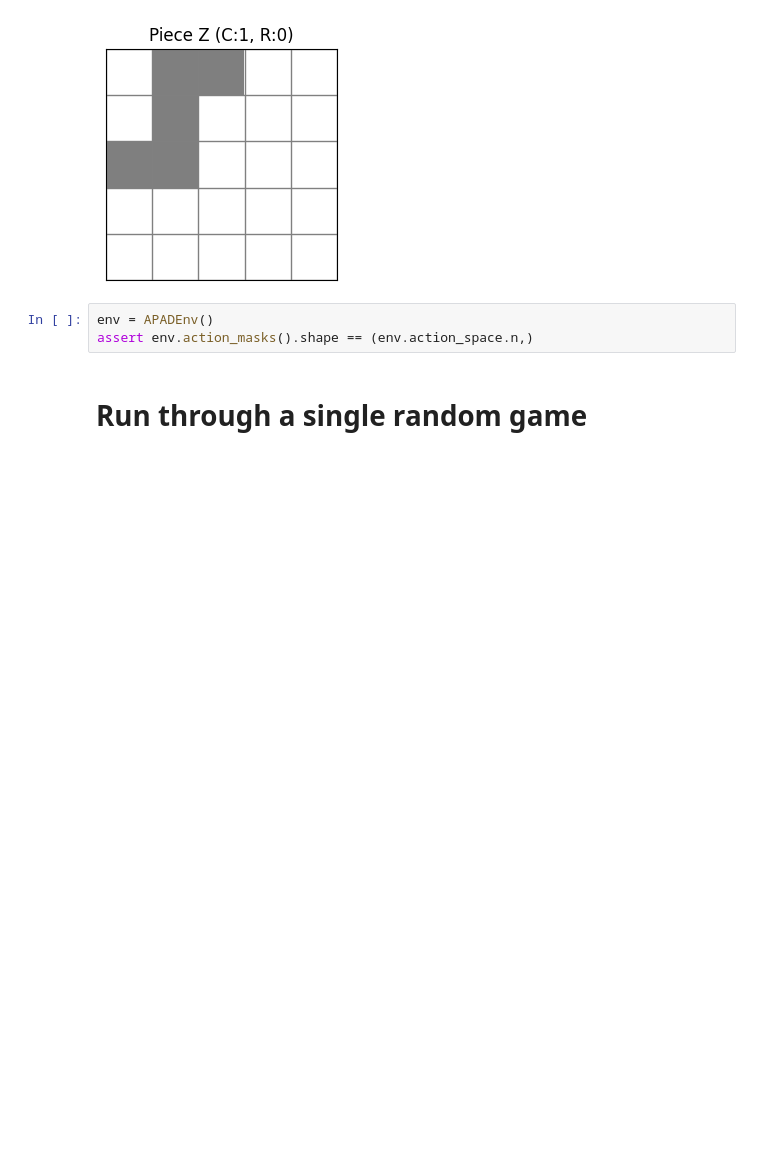
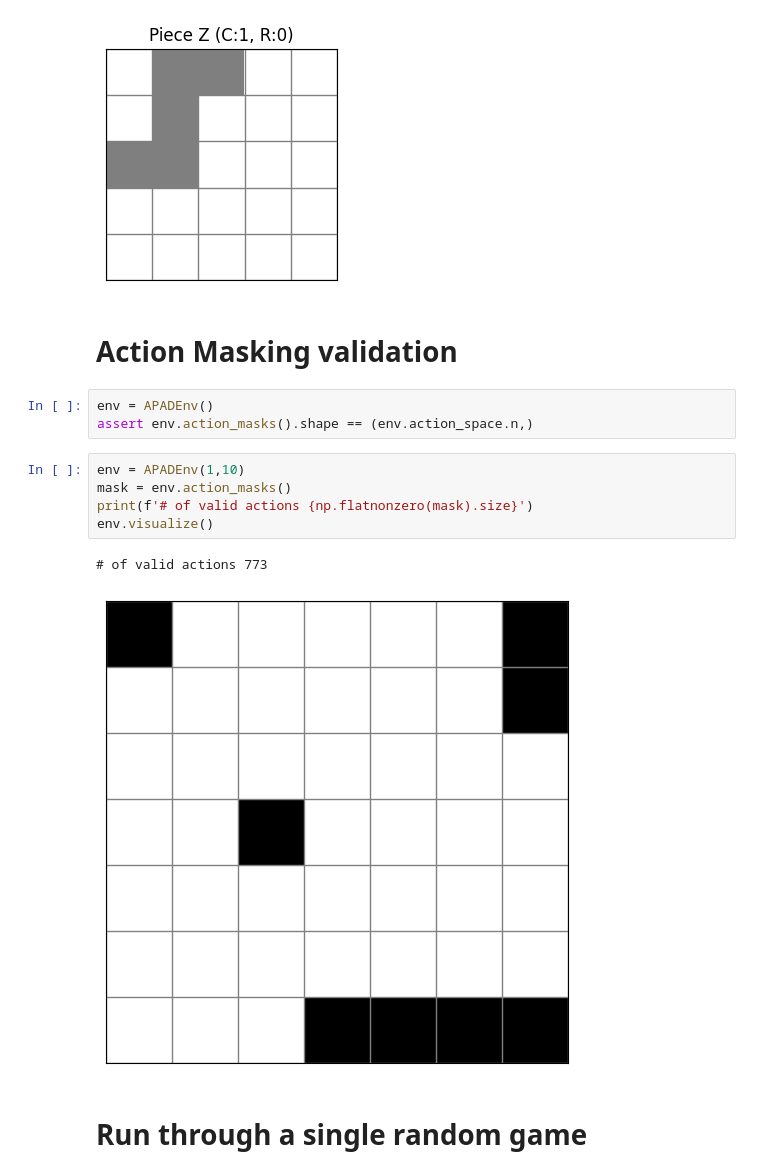
Before and after one commit to bamesserly/apad-puzzle-rl, a Jupyter notebook: apad_env_validation.ipynb, the cells around one changed output. Cells and saved outputs as stored; diff of their text form; blank space fills up the shorter version.

```diff
--- a/apad_env_validation.ipynb
+++ b/apad_env_validation.ipynb
@@ -207,9 +203,19 @@ env.visualize_piece(action)
 # %% [output]
 Chosen action: {'piece_id': 7, 'chirality': 1, 'rotation': 0, 'position': 0, 'grid_pos': (0, 0), 'piece_name': 'Z'}
 [figure]
+# %% [markdown]
+# Action Masking validation
 # %%
 env = APADEnv()
 assert env.action_masks().shape == (env.action_space.n,)
+# %%
+env = APADEnv(1,10)
+mask = env.action_masks()
+print(f'# of valid actions {np.flatnonzero(mask).size}')
+env.visualize()
+# %% [output]
+# of valid actions 773
+[figure, added]
 # %% [markdown]
 # Run through a single random game
 # %%
```
Also changed, not shown: parts of 13 cells of this notebook, 6 other files.
